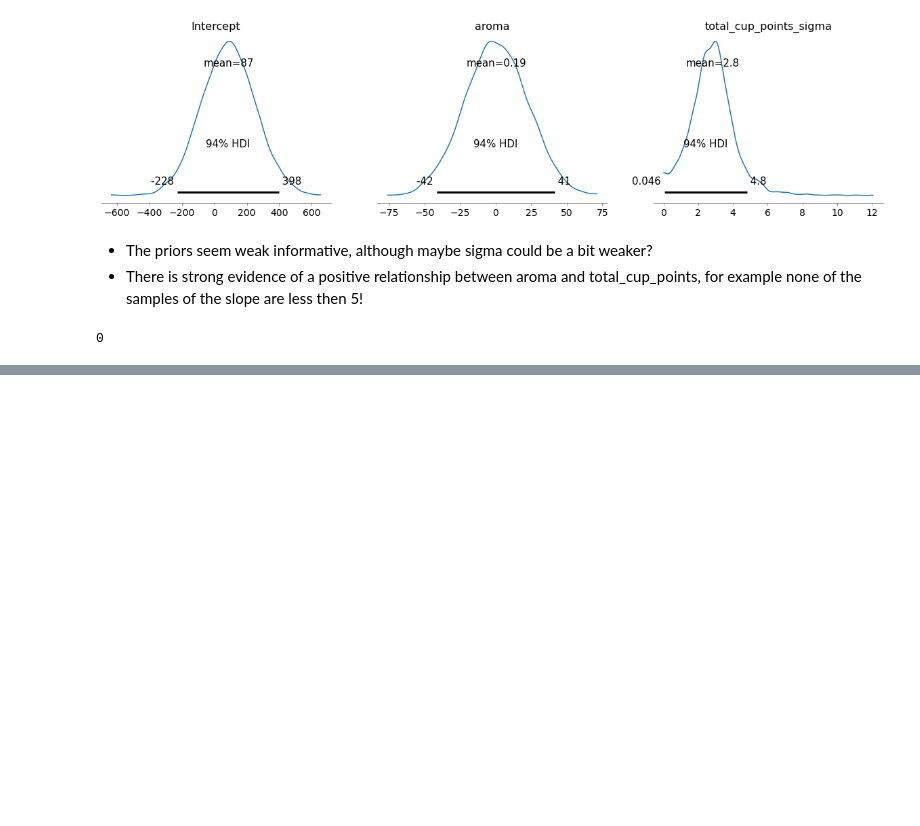
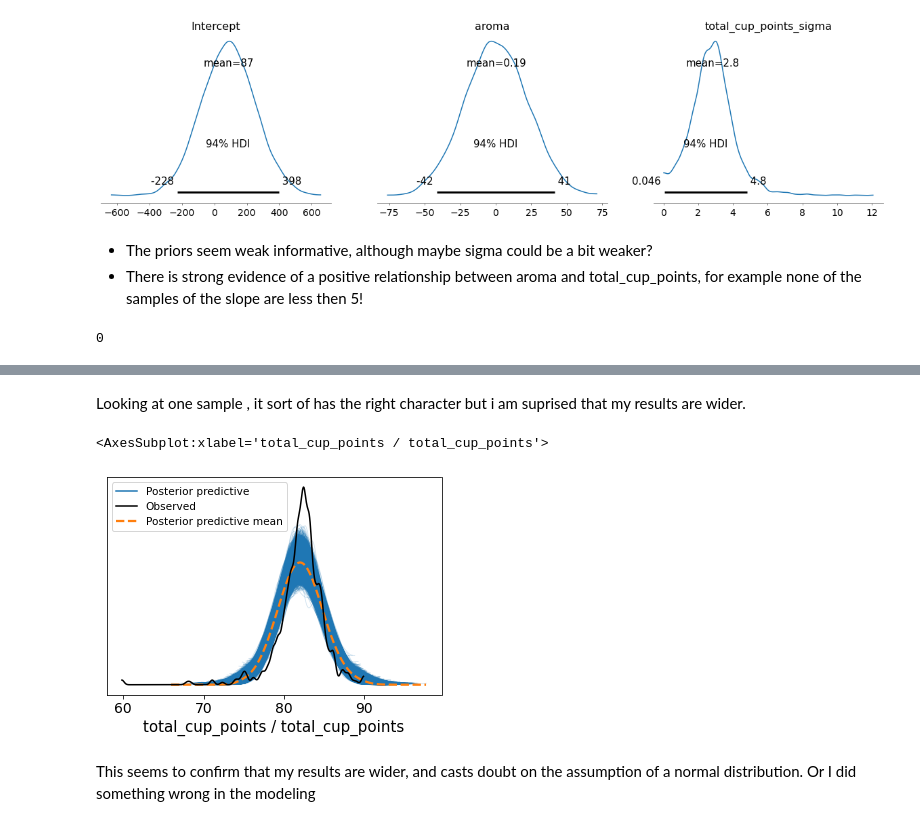
Before and after one commit to DrEntropy/BayesRulesWork, a Jupyter notebook: Chapter10.ipynb, the cells around one changed output, grey strips where cells are left out. Cells and saved outputs as stored; diff of their text form; code cells hidden in the pictures; blank space fills up the shorter version.

```diff
--- a/Chapter10.ipynb
+++ b/Chapter10.ipynb
@@ -68,0 +154,10 @@ np.sum(results.posterior.aroma.values.flatten() <5)
+# %% [markdown]
+Looking at one sample , it sort of has the right character but i am suprised that my results are wider.
+# %%
+model2.predict(results2, kind='pps', inplace=True)
+az.plot_ppc(results2)
+# %% [output]
+<AxesSubplot:xlabel='total_cup_points / total_cup_points'>
+[figure, added]
+# %% [markdown]
+This seems to confirm that my results are wider, and casts doubt on the assumption of a normal distribution.  Or I did something wrong in the modeling
```
Also changed, not shown: parts of 40 cells of this notebook.
